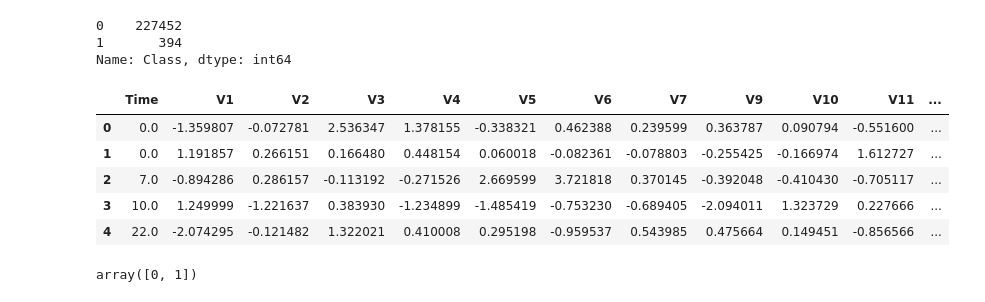
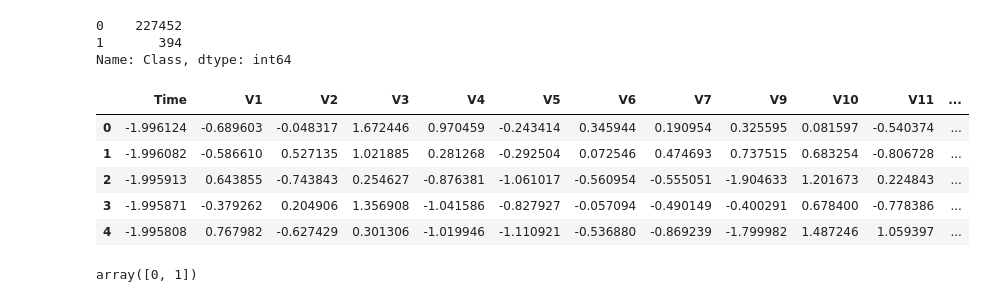
Before and after one commit to AtosCodex/CreditCardFraud, a Jupyter notebook: 01_preprocessing.ipynb, the cells around one changed output. Drawn from its saved outputs; the diff is of its cells as text; code cells hidden in the pictures.

```diff
--- a/notebooks/01_preprocessing.ipynb
+++ b/01_preprocessing.ipynb
@@ -135,15 +153,15 @@ df_train['Class'].value_counts()
 1       394
 Name: Class, dtype: int64
 # %%
-df_test = pd.read_csv('./data/preprocess/creditcard_test.csv')
+df_test = pd.read_csv('./data/preprocess/creditcard_header_test.csv')
 df_test.head()
 # %% [output]
 |  | Time | V1 | V2 | V3 | V4 | V5 | V6 | V7 | V9 | V10 | V11 | ... |
-| 0 | 0.0 | -1.359807 | -0.072781 | 2.536347 | 1.378155 | -0.338321 | 0.462388 | 0.239599 | 0.363787 | 0.090794 | -0.551600 | ... |
-| 1 | 0.0 | 1.191857 | 0.266151 | 0.166480 | 0.448154 | 0.060018 | -0.082361 | -0.078803 | -0.255425 | -0.166974 | 1.612727 | ... |
-| 2 | 7.0 | -0.894286 | 0.286157 | -0.113192 | -0.271526 | 2.669599 | 3.721818 | 0.370145 | -0.392048 | -0.410430 | -0.705117 | ... |
-| 3 | 10.0 | 1.249999 | -1.221637 | 0.383930 | -1.234899 | -1.485419 | -0.753230 | -0.689405 | -2.094011 | 1.323729 | 0.227666 | ... |
-| 4 | 22.0 | -2.074295 | -0.121482 | 1.322021 | 0.410008 | 0.295198 | -0.959537 | 0.543985 | 0.475664 | 0.149451 | -0.856566 | ... |
+| 0 | -1.996124 | -0.689603 | -0.048317 | 1.672446 | 0.970459 | -0.243414 | 0.345944 | 0.190954 | 0.325595 | 0.081597 | -0.540374 | ... |
+| 1 | -1.996082 | -0.586610 | 0.527135 | 1.021885 | 0.281268 | -0.292504 | 0.072546 | 0.474693 | 0.737515 | 0.683254 | -0.806728 | ... |
+| 2 | -1.995913 | 0.643855 | -0.743843 | 0.254627 | -0.876381 | -1.061017 | -0.560954 | -0.555051 | -1.904633 | 1.201673 | 0.224843 | ... |
+| 3 | -1.995871 | -0.379262 | 0.204906 | 1.356908 | -1.041586 | -0.827927 | -0.057094 | -0.490149 | -0.400291 | 0.678400 | -0.778386 | ... |
+| 4 | -1.995808 | 0.767982 | -0.627429 | 0.301306 | -1.019946 | -1.110921 | -0.536880 | -0.869239 | -1.799982 | 1.487246 | 1.059397 | ... |
 # %%
 df_test.Class.unique()
 # %% [output]
```
Also changed, not shown: parts of 9 cells of this notebook, 8 other files.
